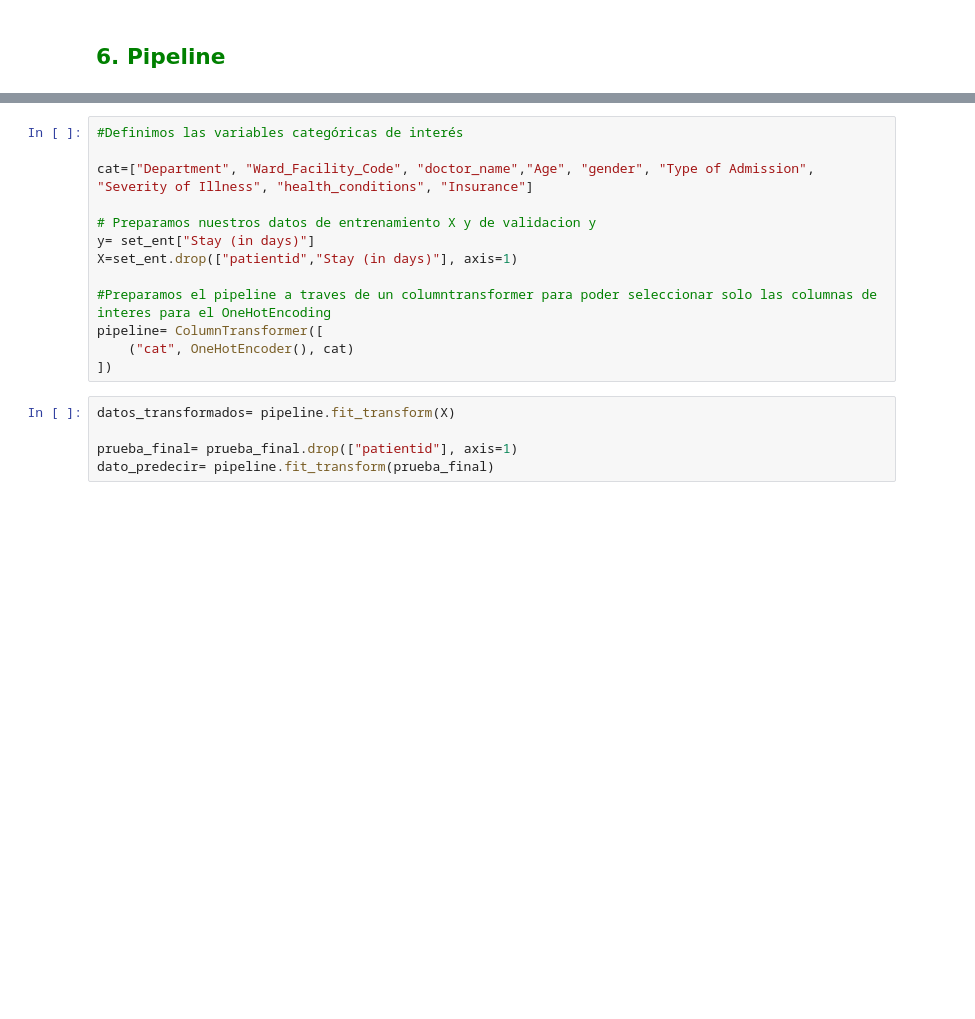
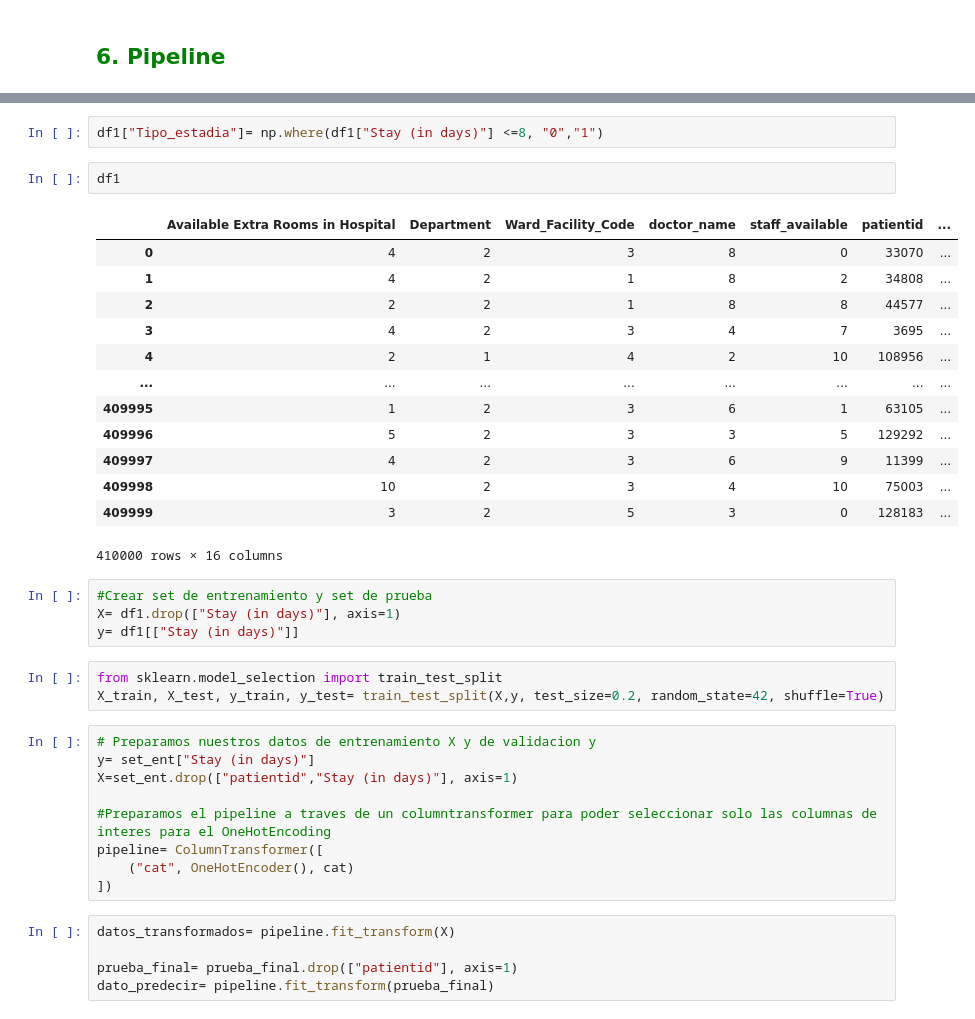
Before and after one commit to mayteet/Proyecto_Individual_2, a Jupyter notebook: MachineLearning.ipynb, the cells around one changed output, grey strips where cells are left out. Saved outputs shown, nothing was run; the diff lists cells and outputs as text; blank space fills up the shorter version.

```diff
--- a/MachineLearning.ipynb
+++ b/MachineLearning.ipynb
@@ -297,8 +312,29 @@ from sklearn.pipeline import Pipeline
+# %%
+df1["Tipo_estadia"]= np.where(df1["Stay (in days)"] <=8, "0","1")
+# %%
+df1
+# %% [output]
+|  | Available Extra Rooms in Hospital | Department | Ward_Facility_Code | doctor_name | staff_available | patientid | ... |
+| 0 | 4 | 2 | 3 | 8 | 0 | 33070 | ... |
+| 1 | 4 | 2 | 1 | 8 | 2 | 34808 | ... |
+| 2 | 2 | 2 | 1 | 8 | 8 | 44577 | ... |
+| 3 | 4 | 2 | 3 | 4 | 7 | 3695 | ... |
+| 4 | 2 | 1 | 4 | 2 | 10 | 108956 | ... |
+| ... | ... | ... | ... | ... | ... | ... | ... |
+| 409995 | 1 | 2 | 3 | 6 | 1 | 63105 | ... |
+| 409996 | 5 | 2 | 3 | 3 | 5 | 129292 | ... |
+| 409997 | 4 | 2 | 3 | 6 | 9 | 11399 | ... |
+| 409998 | 10 | 2 | 3 | 4 | 10 | 75003 | ... |
+| 409999 | 3 | 2 | 5 | 3 | 0 | 128183 | ... |
+410000 rows × 16 columns
+# %%
+#Crear set de entrenamiento y set de prueba
+X= df1.drop(["Stay (in days)"], axis=1)
+y= df1[["Stay (in days)"]]
+# %%
+from sklearn.model_selection import train_test_split
+X_train, X_test, y_train, y_test= train_test_split(X,y, test_size=0.2, random_state=42, shuffle=True)
 # %%
-#Definimos las variables categóricas de interés
-
-cat=["Department", "Ward_Facility_Code", "doctor_name","Age", "gender", "Type of Admission", "Severity of Illness", "health_conditions", "Insurance"]
-
 # Preparamos nuestros datos de entrenamiento X y de validacion y
 y= set_ent["Stay (in days)"]
 X=set_ent.drop(["patientid","Stay (in days)"], axis=1)
```
Also changed, not shown: parts of 3 cells of this notebook, 1 other file.
